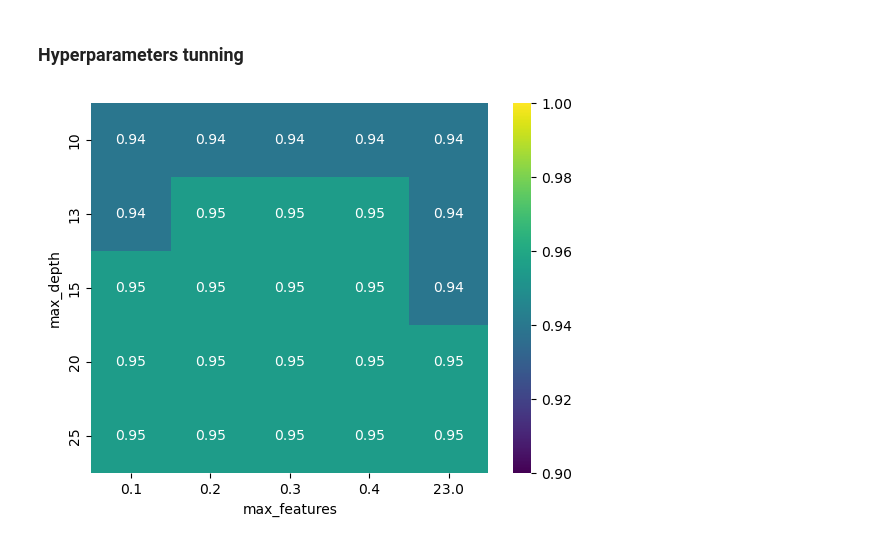
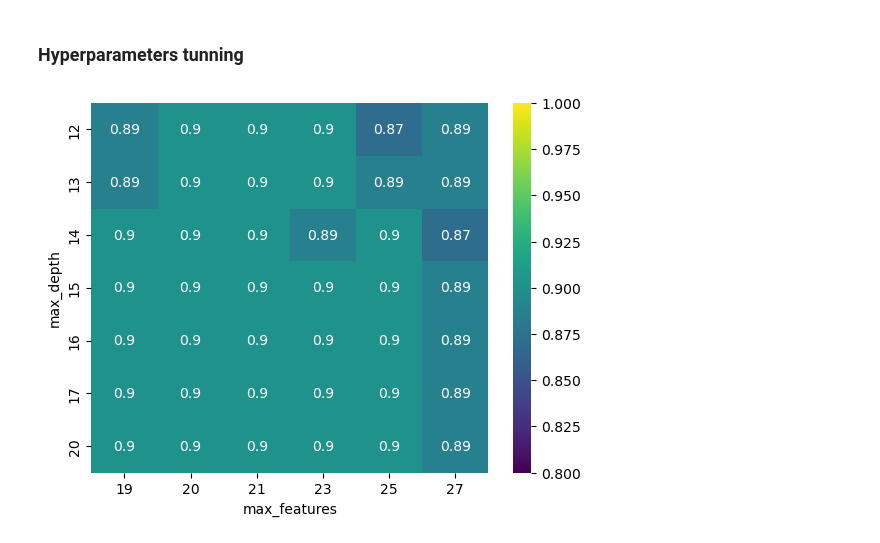
Before and after one commit to MathieuGig/Predict_Resistance_FKS1_GigM, a Jupyter notebook: Predict_orthologs-Copy-TuneHyperparams.ipynb, the cells around one changed output. Saved outputs shown, nothing was run; the diff lists cells and outputs as text; code cells hidden in the pictures.

Commit message:
update re-tune hyperparams

```diff
--- a/Predict_orthologs-Copy-TuneHyperparams.ipynb
+++ b/Predict_orthologs-Copy-TuneHyperparams.ipynb
@@ -37,22 +37,6 @@ parse_res_class = {'deleterious':'sensitive',
 # %%
 df = pd.read_csv('nt_refined_classification.csv', index_col=0)
 
-master = df[['compound', 'seq_type', 'Nham_aa', 'aa_seq', 's', 'aa_class']]
-
-master['resistance'] = np.where(master['aa_class'] == 'WT-like', 'sensitive', 'resistant')
-
-master = master.drop(columns='aa_class')
-
-drug_master = master[master['compound'] == drug]
-
-drug_master
-
-df = pd.read_csv('nt_refined_classification.csv', index_col=0)
-
-#master = df[['compound', 'seq_type', 'Nham_aa', 'aa_seq', 's', 'aa_class']]
-#master['resistance'] = np.where(master['aa_class'] == 'WT-like', 'sensitive', 'resistant')
-#master = master.drop(columns='aa_class')
-#drug_master = master[master['compound'] == drug]
 
 drug_master = df[df.compound == drug][['compound', 'seq_type', 'Nham_aa', 'aa_seq', 's', 'refined_class']]
 drug_master['resistance'] = drug_master.refined_class.replace(parse_res_class)
@@ -106,7 +85,9 @@ AAproperties
 # %% [markdown]
 ## Create training dataframe on single mutants
 # %%
-Single_master = drug_master.loc[(drug_master['seq_type'] == 'single')]
+#Single_master = drug_master.loc[(drug_master['seq_type'] == 'single')]
+
+Single_master = drug_master.loc[drug_master.Nham_aa <=1]
 
 # Explode aa_seq into many columns
 Single_master[['aa1', 'aa2', 'aa3', 'aa4', 'aa5', 'aa6', 'aa7', 'aa8', 'aa9']] = Single_master['aa_seq'].apply(lambda x: pd.Series(list(x)))
@@ -235,7 +216,9 @@ Name: resistance, Length: 257, dtype: object
 # %% [markdown]
 ## Create Orthologs Prediction (test) dataframe
 # %%
-Ortho_master = drug_master.loc[(drug_master['seq_type'] == 'ortho')]
+#Ortho_master = drug_master.loc[(drug_master['seq_type'] == 'ortho')]
+
+Ortho_master = drug_master.loc[drug_master.Nham_aa > 1]
 
 # Explode aa_seq into many columns
 Ortho_master[['aa1', 'aa2', 'aa3', 'aa4', 'aa5', 'aa6', 'aa7', 'aa8', 'aa9']] = Ortho_master['aa_seq'].apply(lambda x: pd.Series(list(x)))
@@ -403,8 +386,8 @@ test_bal_acc = []
 hyper_feat = []
 hyper_depth = []
 
-for f in [23,0.1, 0.2, 0.3, 0.4]:
-    for d in [10, 13,15, 20, 25]:
+for f in [19,20,21,23,25,27]:
+    for d in [12,13,14,15,16,17,20]:
 
         clf = RandomForestClassifier(random_state=18, n_estimators=100, max_features=f, max_depth=d)
 
@@ -417,7 +400,7 @@ for f in [23,0.1, 0.2, 0.3, 0.4]:
 df = pd.DataFrame({'max_depth' : hyper_depth, 'max_features' : hyper_feat, 'balanced_accuracy' : test_bal_acc})
 df_pivot = pd.pivot_table(df, index='max_depth', columns='max_features', values='balanced_accuracy')
 # %%
-sns.heatmap(df_pivot, annot=True, cmap='viridis', vmin=0.9, vmax=1.0)
-plt.savefig('hypers.png')
+sns.heatmap(df_pivot, annot=True, cmap='viridis', vmin=0.8, vmax=1.0)
+plt.savefig('hypers.svg')
 # %% [output]
-[figure, old version]
+[figure, new version]
```
Also changed, not shown: parts of 10 cells of this notebook, 15 other files.
